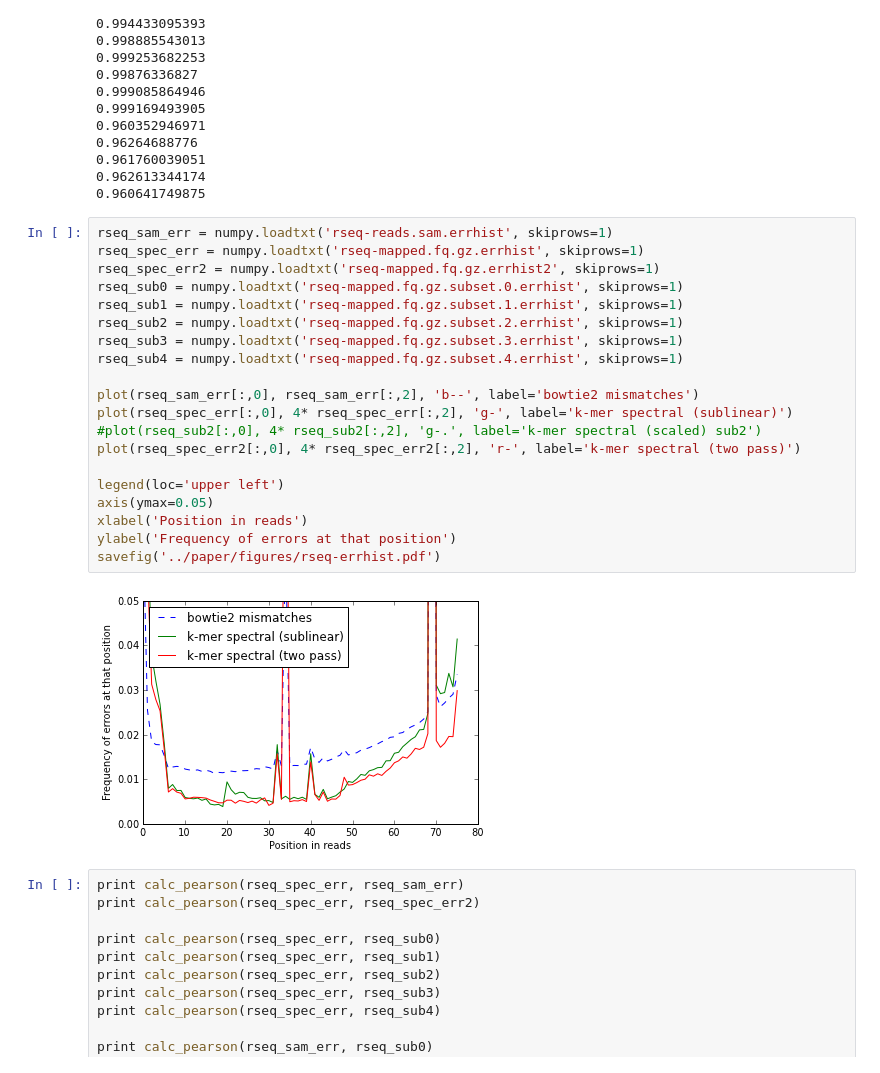
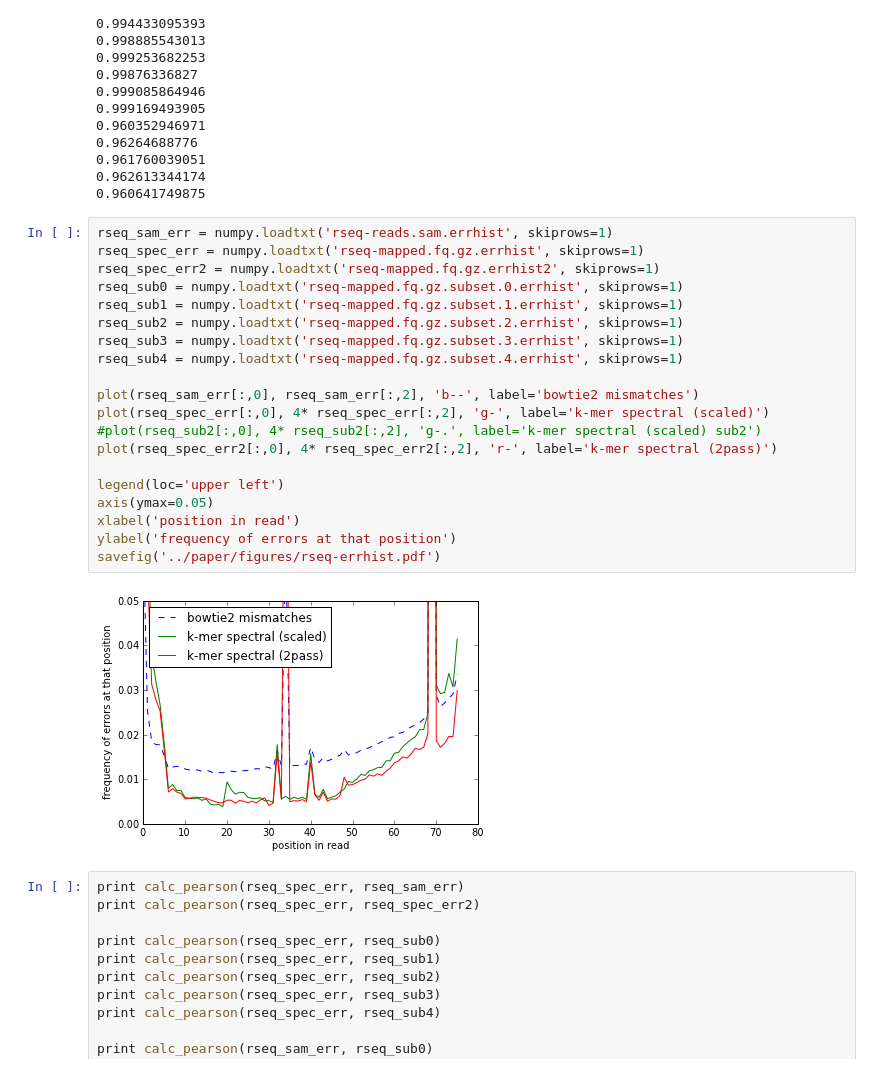
Before and after one commit to ctb/2014-streaming, a Jupyter notebook: pipeline/figures.ipynb, the cells around one changed output. Cells and saved outputs as stored; diff of their text form.

```diff
--- a/pipeline/figures.ipynb
+++ b/pipeline/figures.ipynb
@@ -127,25 +129,25 @@ print calc_pearson(ecoli_spec_err2, ecoli_spec_sub4)
 # %%
 rseq_sam_err = numpy.loadtxt('rseq-reads.sam.errhist', skiprows=1)
 rseq_spec_err = numpy.loadtxt('rseq-mapped.fq.gz.errhist', skiprows=1)
 rseq_spec_err2 = numpy.loadtxt('rseq-mapped.fq.gz.errhist2', skiprows=1)
 rseq_sub0 = numpy.loadtxt('rseq-mapped.fq.gz.subset.0.errhist', skiprows=1)
 rseq_sub1 = numpy.loadtxt('rseq-mapped.fq.gz.subset.1.errhist', skiprows=1)
 rseq_sub2 = numpy.loadtxt('rseq-mapped.fq.gz.subset.2.errhist', skiprows=1)
 rseq_sub3 = numpy.loadtxt('rseq-mapped.fq.gz.subset.3.errhist', skiprows=1)
 rseq_sub4 = numpy.loadtxt('rseq-mapped.fq.gz.subset.4.errhist', skiprows=1)
 
 plot(rseq_sam_err[:,0], rseq_sam_err[:,2], 'b--', label='bowtie2 mismatches')
-plot(rseq_spec_err[:,0], 4* rseq_spec_err[:,2], 'g-', label='k-mer spectral (sublinear)')
+plot(rseq_spec_err[:,0], 4* rseq_spec_err[:,2], 'g-', label='k-mer spectral (scaled)')
 #plot(rseq_sub2[:,0], 4* rseq_sub2[:,2], 'g-.', label='k-mer spectral (scaled) sub2')
-plot(rseq_spec_err2[:,0], 4* rseq_spec_err2[:,2], 'r-', label='k-mer spectral (two pass)')
+plot(rseq_spec_err2[:,0], 4* rseq_spec_err2[:,2], 'r-', label='k-mer spectral (2pass)')
 
 legend(loc='upper left')
 axis(ymax=0.05)
-xlabel('Position in reads')
-ylabel('Frequency of errors at that position')
+xlabel('position in read')
+ylabel('frequency of errors at that position')
 savefig('../paper/figures/rseq-errhist.pdf')
 # %% [output]
-[figure, old version]
+[figure, new version]
 # %%
 print calc_pearson(rseq_spec_err, rseq_sam_err)
 print calc_pearson(rseq_spec_err, rseq_spec_err2)
```
Also changed, not shown: parts of 3 cells of this notebook, 6 other files.
